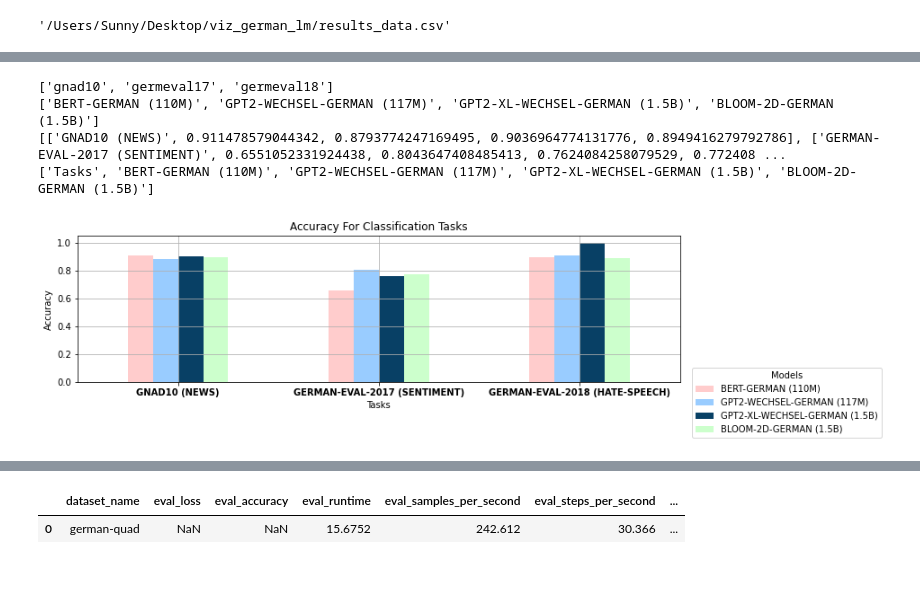
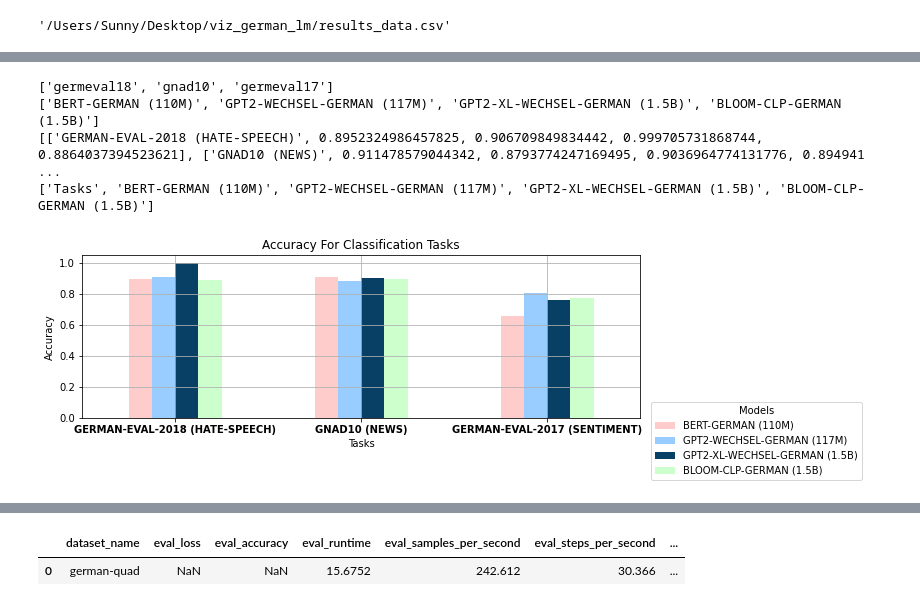
Before and after one commit to malteos/finetune-evaluation-harness, a Jupyter notebook: viz_german_lm/dashboard.ipynb, the cells around one changed output, grey strips where cells are left out. Cells and saved outputs as stored; diff of their text form; code cells hidden in the pictures; blank space fills up the shorter version.

Commit message:
chaning model names

```diff
--- a/viz_german_lm/dashboard.ipynb
+++ b/viz_german_lm/dashboard.ipynb
@@ -75,9 +75,9 @@ ds_name = list(set(df_cls.dataset_name))
 print(ds_name)
 
 #model_name = list(set(df_cls.model_name))
-#model_name = ['BERT-GERMAN (110M)', 'GPT2-WECHSEL-GERMAN (117M)', 'GPT2-XL-WECHSEL-GERMAN (1.5B)', 'BLOOM-2D-GERMAN (1.5B)', 'BLOOM-2D-GERMAN (6.4B)']
+#model_name = ['BERT-GERMAN (110M)', 'GPT2-WECHSEL-GERMAN (117M)', 'GPT2-XL-WECHSEL-GERMAN (1.5B)', 'BLOOM-CLP-GERMAN (1.5B)', 'BLOOM-CLP-GERMAN (6.4B)']
 
-model_name = ['BERT-GERMAN (110M)', 'GPT2-WECHSEL-GERMAN (117M)', 'GPT2-XL-WECHSEL-GERMAN (1.5B)', 'BLOOM-2D-GERMAN (1.5B)']
+model_name = ['BERT-GERMAN (110M)', 'GPT2-WECHSEL-GERMAN (117M)', 'GPT2-XL-WECHSEL-GERMAN (1.5B)', 'BLOOM-CLP-GERMAN (1.5B)']
 print(model_name)
 
 
@@ -110,38 +110,38 @@ for each_ds in ds_name:
 print(all_evals)
 
 colors = plt.cm.get_cmap('inferno')
 
 #df_new = pd.DataFrame(all_evals, columns = ['Models', 'bert-german', 'gpt2-xl-german', 'gpt2-wechsel-german'])
 columns = ['Tasks'] +  model_name
 print(columns)
 df_new = pd.DataFrame(all_evals, columns = columns)
 df_new.plot(
     x='Tasks',
     kind = 'bar',
     stacked = False,
     title='Accuracy For Classification Tasks',
     #xlabel = 'Datasets',
     ylabel = 'Accuracy',
     #colormap='Accent',
     color = ['#FFCCCC', '#99CCFF', '#084065', '#CCFFCC', '#08651A']
 )
 
 
 plt.rcParams["figure.figsize"] = (12,3)
 #plt.xlabel('Datasets', rotation=0, fontsize=10, labelpad=20)
 plt.xticks(rotation = 360, weight = 'bold')
 plt.grid()
 #plt.legend(title = 'Models (Frozen Embeddings)', bbox_to_anchor=(1.02, 0.1), loc='upper left', borderaxespad=0)
 #plt.savefig('classification_res_freeze.png', bbox_inches='tight')
 
 plt.legend(title = 'Models', bbox_to_anchor=(1.02, 0.1), loc='upper left', borderaxespad=0)
 plt.savefig('classification_res.png', bbox_inches='tight')
 # %% [output]
-['gnad10', 'germeval17', 'germeval18']
-['BERT-GERMAN (110M)', 'GPT2-WECHSEL-GERMAN (117M)', 'GPT2-XL-WECHSEL-GERMAN (1.5B)', 'BLOOM-2D-GERMAN (1.5B)']
-[['GNAD10 (NEWS)', 0.911478579044342, 0.8793774247169495, 0.9036964774131776, 0.8949416279792786], ['GERMAN-EVAL-2017 (SENTIMENT)', 0.6551052331924438, 0.8043647408485413, 0.7624084258079529, 0.772408 ...
-['Tasks', 'BERT-GERMAN (110M)', 'GPT2-WECHSEL-GERMAN (117M)', 'GPT2-XL-WECHSEL-GERMAN (1.5B)', 'BLOOM-2D-GERMAN (1.5B)']
+['germeval18', 'gnad10', 'germeval17']
+['BERT-GERMAN (110M)', 'GPT2-WECHSEL-GERMAN (117M)', 'GPT2-XL-WECHSEL-GERMAN (1.5B)', 'BLOOM-CLP-GERMAN (1.5B)']
+[['GERMAN-EVAL-2018 (HATE-SPEECH)', 0.8952324986457825, 0.906709849834442, 0.999705731868744, 0.8864037394523621], ['GNAD10 (NEWS)', 0.911478579044342, 0.8793774247169495, 0.9036964774131776, 0.894941 ...
+['Tasks', 'BERT-GERMAN (110M)', 'GPT2-WECHSEL-GERMAN (117M)', 'GPT2-XL-WECHSEL-GERMAN (1.5B)', 'BLOOM-CLP-GERMAN (1.5B)']
-[figure, old version]
+[figure, new version]
 # %%
 df_ner = df[df.problem_type == "token_classification"]
 df_ner = df_ner.drop_duplicates(ignore_index = True)
```
Also changed, not shown: parts of 4 cells of this notebook, 6 other files.
